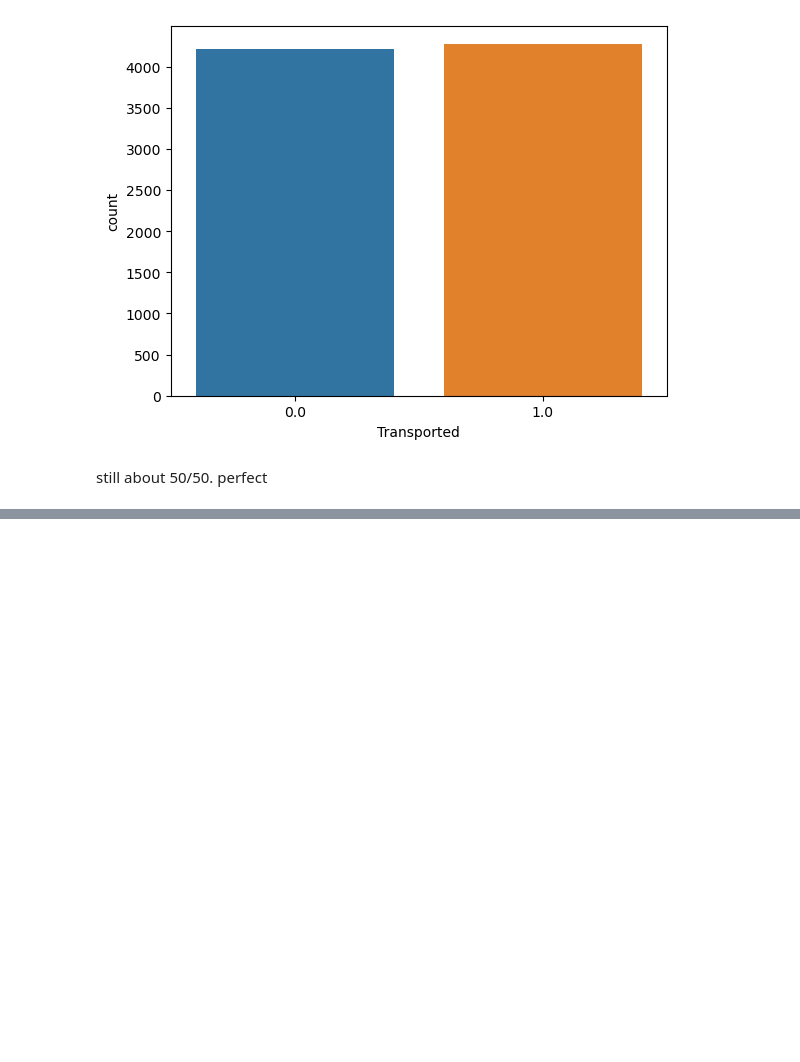
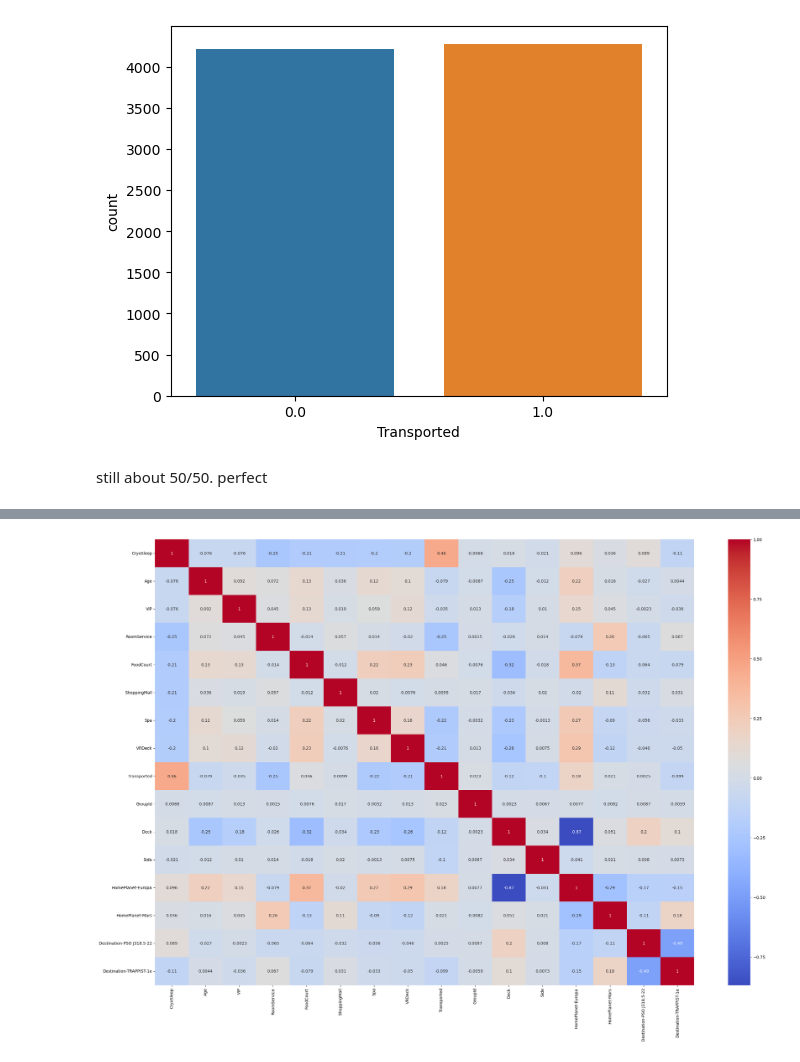
Before and after one commit to mickyals/Space_Titanic, a Jupyter notebook: Spaceship_Titanic_SpaceTimeAnomaly.ipynb, the cells around one changed output, grey strips where cells are left out. Saved outputs shown, nothing was run; the diff lists cells and outputs as text; code cells hidden in the pictures; blank space fills up the shorter version.

```diff
--- a/Spaceship_Titanic_SpaceTimeAnomaly.ipynb
+++ b/Spaceship_Titanic_SpaceTimeAnomaly.ipynb
@@ -592,0 +603,37 @@ still about 50/50. perfect
+# %%
+#VIP, Transported, Cryosleep are floats for some reason. forgot to change them earlier.
+
+train_copy['VIP'] = train_copy['VIP'].astype(int)
+train_copy['Transported'] = train_copy['Transported'].astype(int)
+train_copy['CryoSleep'] = train_copy['CryoSleep'].astype(int)
+
+
+#dropping room and passengerid
+
+train_copy.drop(['PassengerId','Room'], axis= 1, inplace=True)
+
+#Map Side
+
+side = {'Port': 1, 'Starboard': 0}
+
+train_copy['Side'] = train_copy['Side'].map(side)
+train_copy['Side'] =  train_copy['Side'].astype(int)
+
+
+
+#Deck needs encoding
+encoder = OrdinalEncoder(handle_unknown='use_encoded_value', unknown_value=-1, encoded_missing_value=np.nan)
+
+train_copy['Deck'] = encoder.fit_transform(train_copy[['Deck']])
+
+
+#make dummies for destination and homeplanet
+
+for col in locations:
+    train_copy[col] = train_copy[col].astype(str).apply(lambda x : x.replace(x, col + '-' + x))
+    dummy = pd.get_dummies(train_copy[col], drop_first=True)
+    train_copy = pd.concat([train_copy, dummy], axis=1)
+    train_copy.drop([col], axis=1, inplace=True)
+
+
+train_copy.info()
@@ -592,0 +667,9 @@ still about 50/50. perfect
+# %%
+# figure size
+plt.figure(figsize=(30,20))
+
+#heatmap once more to confirm
+sns.heatmap(train_copy.corr(), annot=True, cmap='coolwarm')
+plt.show()
+# %% [output]
+[figure, added]
```
Also changed, not shown: parts of 23 cells of this notebook.
